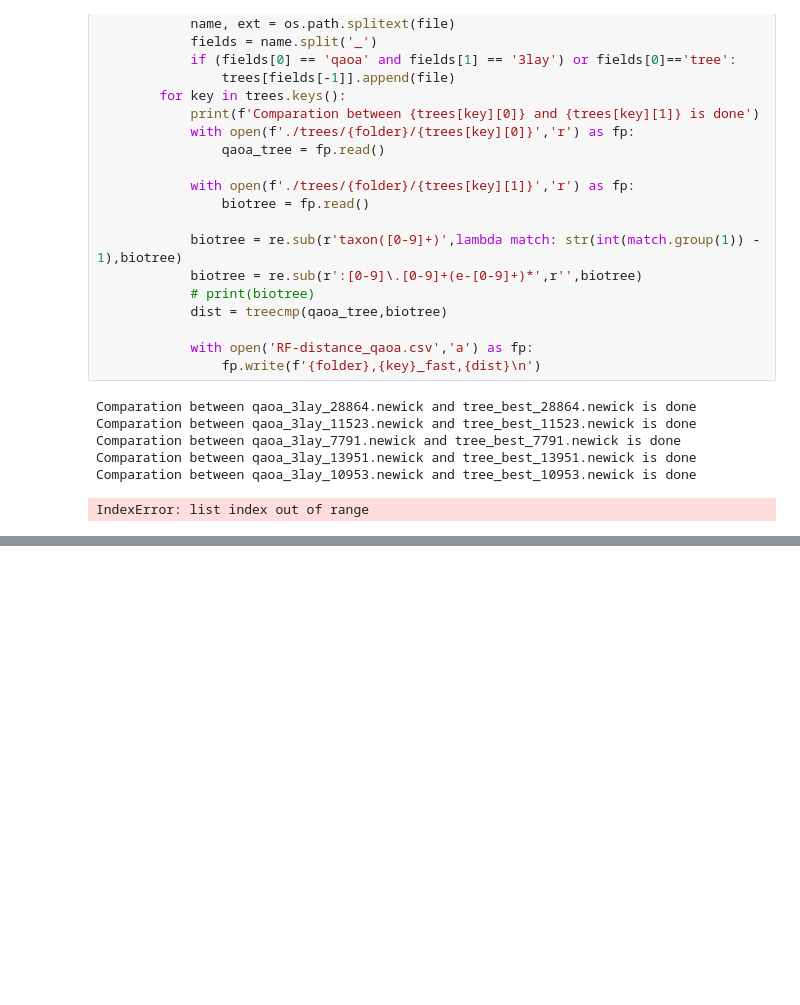
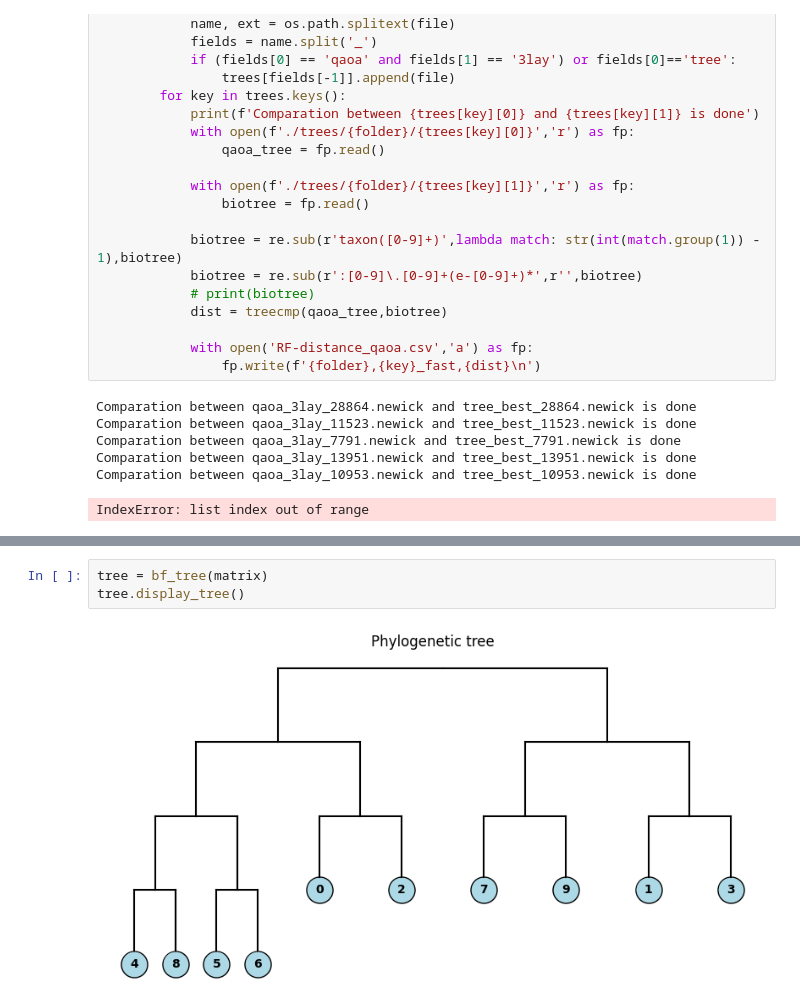
Before and after one commit to Nicofero/PhyloTree_ReConst, a Jupyter notebook: qaoa_phylo_tree.ipynb, the cells around one changed output, grey strips where cells are left out. Drawn from its saved outputs; the diff is of its cells as text; blank space fills up the shorter version.

```diff
--- a/qaoa_phylo_tree.ipynb
+++ b/qaoa_phylo_tree.ipynb
@@ -893,0 +931,5 @@ IndexError: list index out of range
+# %%
+tree = bf_tree(matrix)
+tree.display_tree()
+# %% [output]
+[figure, added]
```
Also changed, not shown: parts of 3 cells of this notebook, 2 other files.
